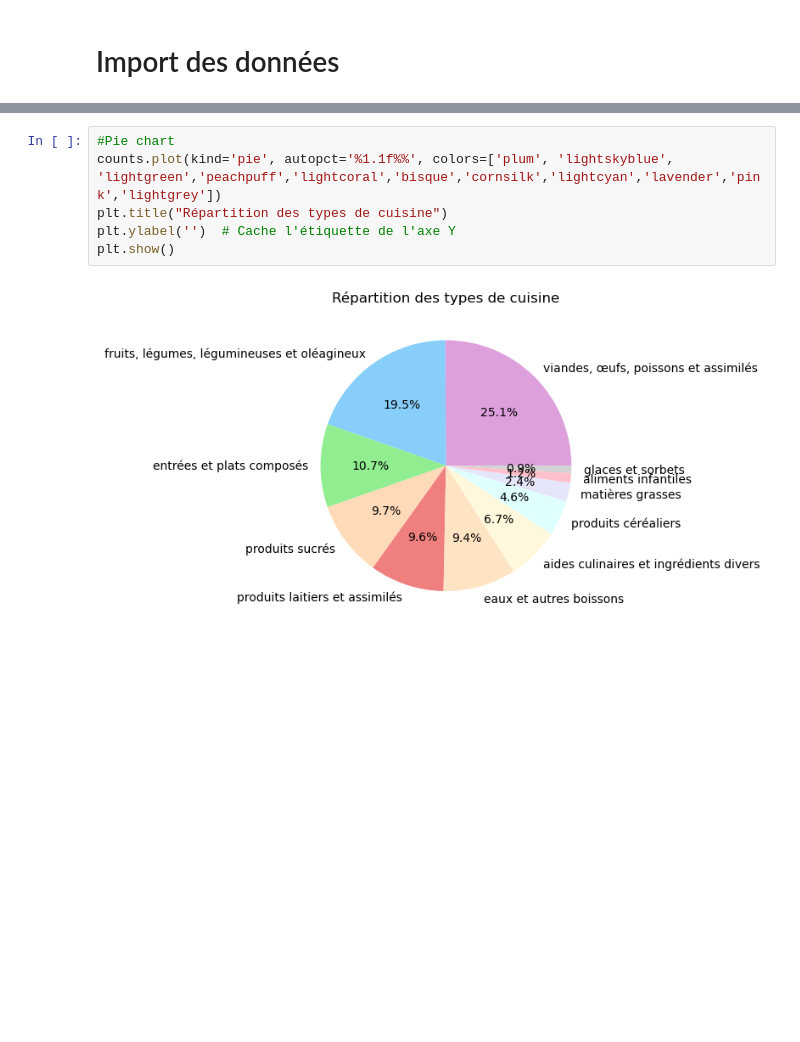
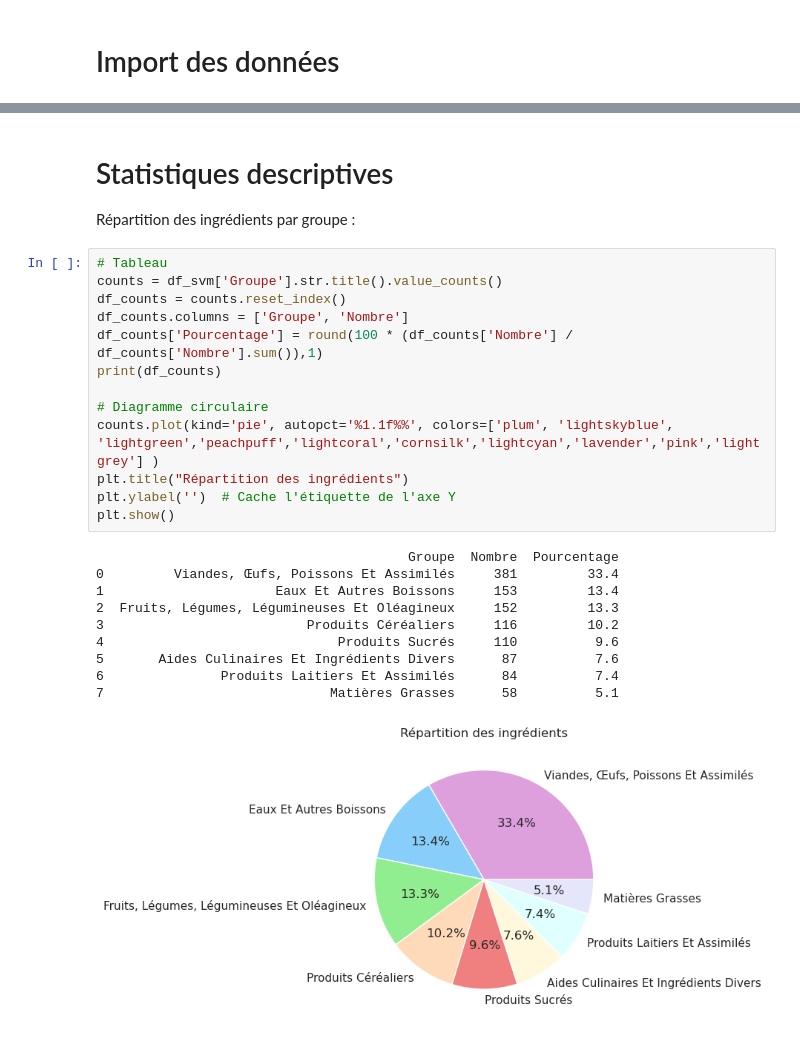
Before and after one commit to Louismoraine/python-pour-data-science, a Jupyter notebook: scripts/projet.ipynb, the cells around one changed output, grey strips where cells are left out. Saved outputs shown, nothing was run; the diff lists cells and outputs as text; blank space fills up the shorter version.

Commit message:
Stat descr fin

```diff
--- a/scripts/projet.ipynb
+++ b/scripts/projet.ipynb
@@ -76,8 +61,28 @@ plt.show()
+# %% [markdown]
+# Statistiques descriptives
+
+Répartition des ingrédients par groupe :
 # %%
-#Pie chart
-counts.plot(kind='pie', autopct='%1.1f%%', colors=['plum', 'lightskyblue', 'lightgreen','peachpuff','lightcoral','bisque','cornsilk','lightcyan','lavender','pink','lightgrey'])
-plt.title("Répartition des types de cuisine")
+# Tableau
+counts = df_svm['Groupe'].str.title().value_counts()
+df_counts = counts.reset_index()
+df_counts.columns = ['Groupe', 'Nombre']
+df_counts['Pourcentage'] = round(100 * (df_counts['Nombre'] / df_counts['Nombre'].sum()),1)
+print(df_counts)
+
+# Diagramme circulaire
+counts.plot(kind='pie', autopct='%1.1f%%', colors=['plum', 'lightskyblue', 'lightgreen','peachpuff','lightcoral','cornsilk','lightcyan','lavender','pink','lightgrey'] )
+plt.title("Répartition des ingrédients")
 plt.ylabel('')  # Cache l'étiquette de l'axe Y
 plt.show()
 # %% [output]
+                                        Groupe  Nombre  Pourcentage
+0         Viandes, Œufs, Poissons Et Assimilés     381         33.4
+1                      Eaux Et Autres Boissons     153         13.4
+2  Fruits, Légumes, Légumineuses Et Oléagineux     152         13.3
+3                          Produits Céréaliers     116         10.2
+4                              Produits Sucrés     110          9.6
+5       Aides Culinaires Et Ingrédients Divers      87          7.6
+6               Produits Laitiers Et Assimilés      84          7.4
+7                             Matières Grasses      58          5.1
-[figure, old version]
+[figure, new version]
```
Also changed, not shown: parts of 14 cells of this notebook, 1 other file.
